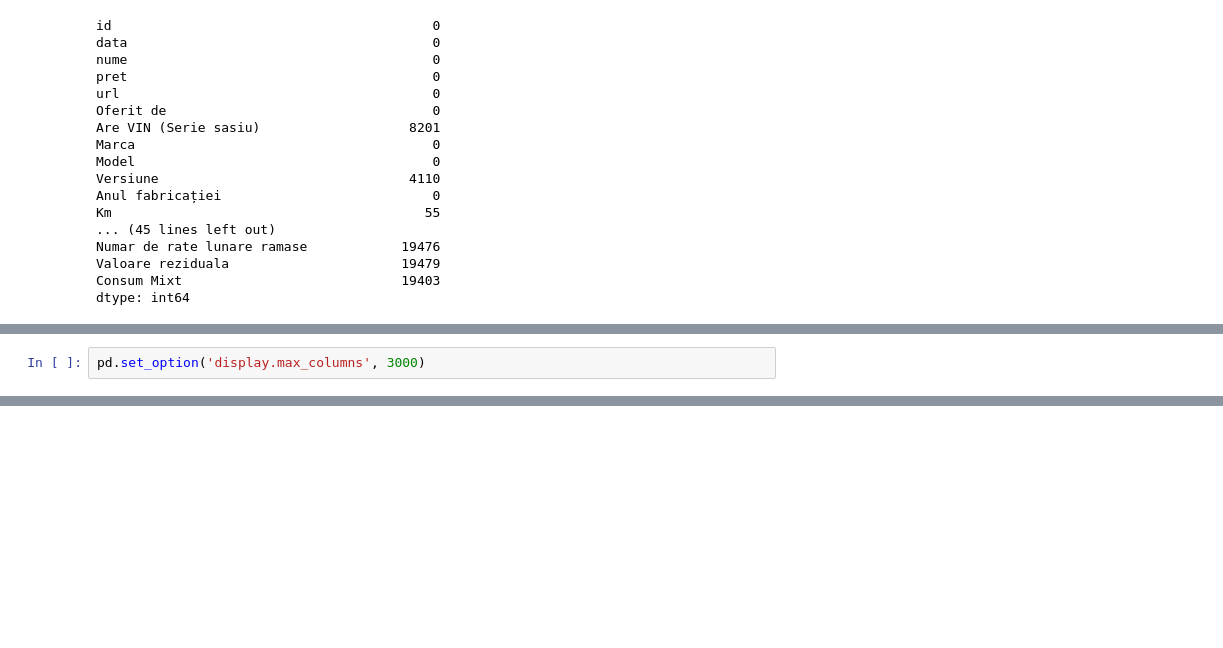
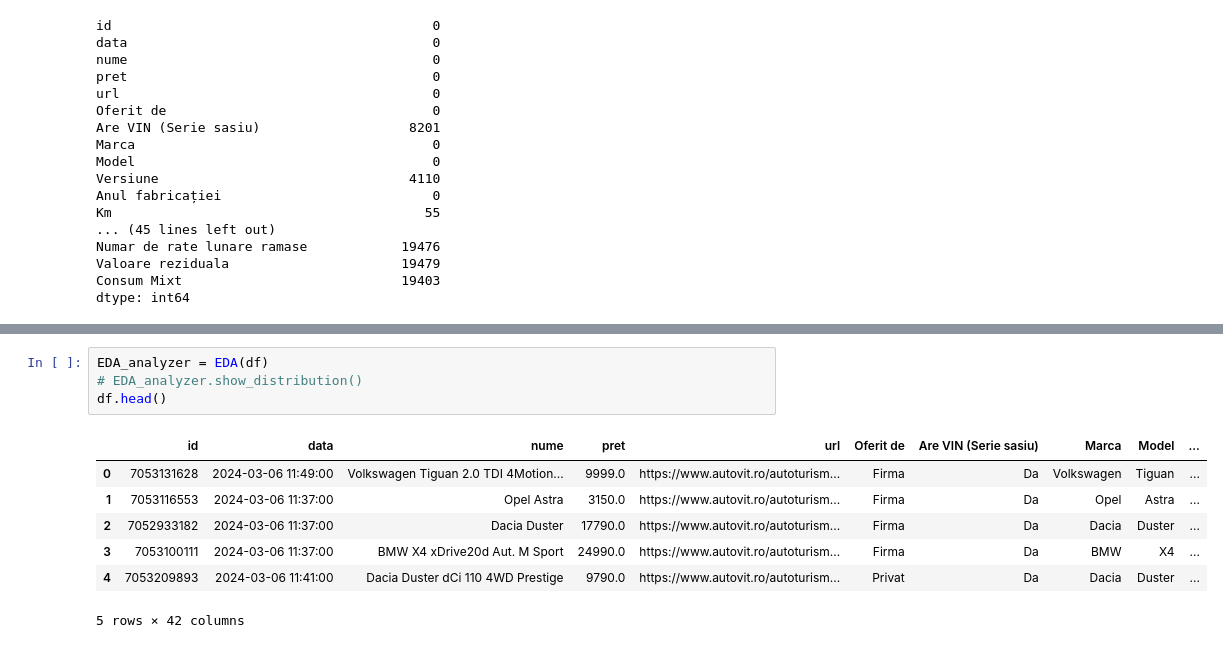
Before and after one commit to LucaPetrescu/vehicle_regresion, a Jupyter notebook: Assignment_2_Luca_Petrescu.ipynb, the cells around one changed output, grey strips where cells are left out. Cells and saved outputs as stored; diff of their text form; blank space fills up the shorter version.

```diff
--- a/Assignment_2_Luca_Petrescu.ipynb
+++ b/Assignment_2_Luca_Petrescu.ipynb
@@ -145,2 +163,0 @@ None
-# %%
-pd.set_option('display.max_columns', 3000)
@@ -146,0 +213,12 @@ pd.set_option('display.max_columns', 3000)
+# %%
+EDA_analyzer = EDA(df)
+# EDA_analyzer.show_distribution()
+df.head()
+# %% [output]
+|  | id | data | nume | pret | url | Oferit de | Are VIN (Serie sasiu) | Marca | Model | ... |
+| 0 | 7053131628 | 2024-03-06 11:49:00 | Volkswagen Tiguan 2.0 TDI 4Motion... | 9999.0 | https://www.autovit.ro/autoturism... | Firma | Da | Volkswagen | Tiguan | ... |
+| 1 | 7053116553 | 2024-03-06 11:37:00 | Opel Astra | 3150.0 | https://www.autovit.ro/autoturism... | Firma | Da | Opel | Astra | ... |
+| 2 | 7052933182 | 2024-03-06 11:37:00 | Dacia Duster | 17790.0 | https://www.autovit.ro/autoturism... | Firma | Da | Dacia | Duster | ... |
+| 3 | 7053100111 | 2024-03-06 11:37:00 | BMW X4 xDrive20d Aut. M Sport | 24990.0 | https://www.autovit.ro/autoturism... | Firma | Da | BMW | X4 | ... |
+| 4 | 7053209893 | 2024-03-06 11:41:00 | Dacia Duster dCi 110 4WD Prestige | 9790.0 | https://www.autovit.ro/autoturism... | Privat | Da | Dacia | Duster | ... |
+5 rows × 42 columns
```
Also changed, not shown: parts of 15 cells of this notebook.
